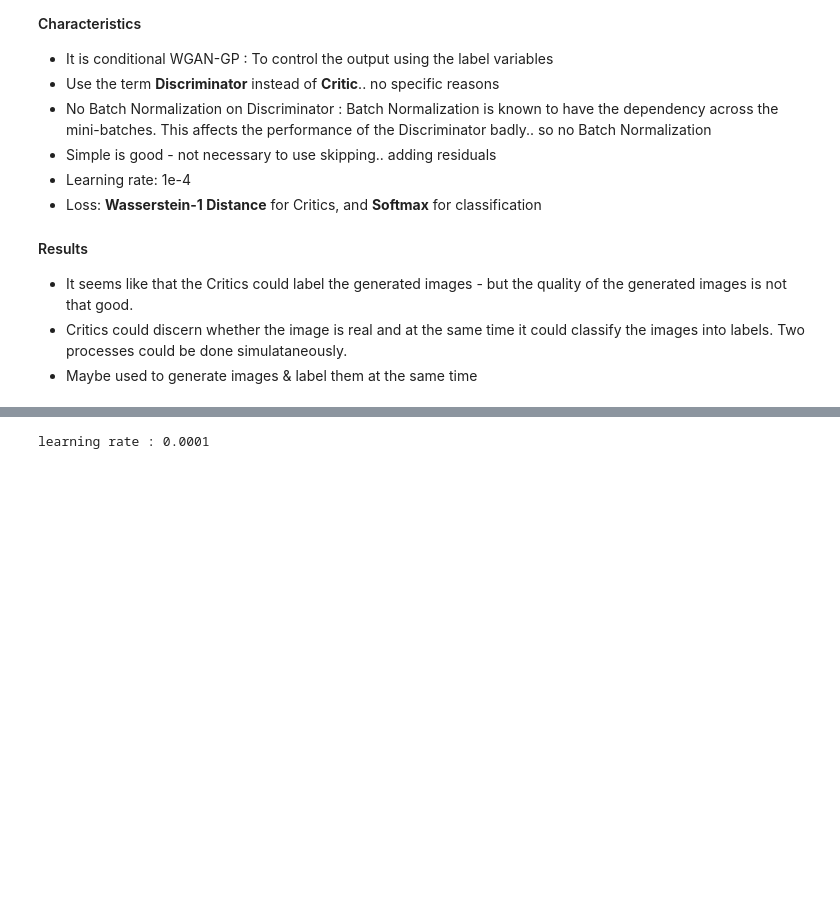
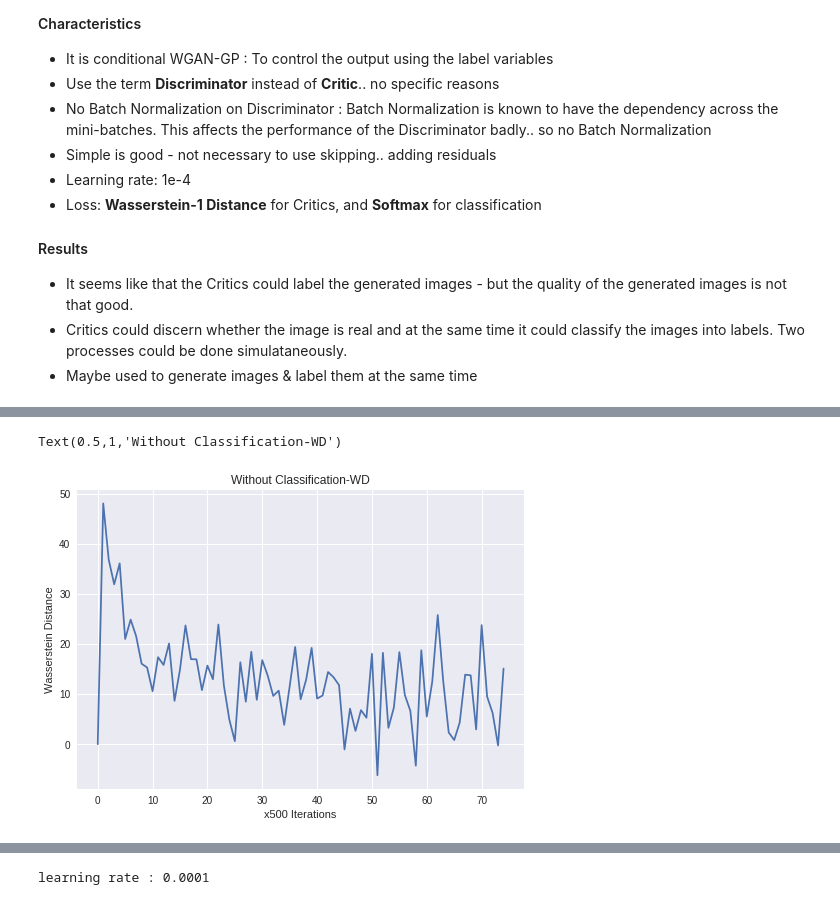
Before and after one commit to Wayne-Wonbong-Jang/Topic, a Jupyter notebook: WGAN_MNIST_Pytorch_Classification.ipynb, the cells around one changed output, grey strips where cells are left out. Saved outputs shown, nothing was run; the diff lists cells and outputs as text; code cells hidden in the pictures; blank space fills up the shorter version.

```diff
--- a/WGAN_MNIST_Pytorch_Classification.ipynb
+++ b/WGAN_MNIST_Pytorch_Classification.ipynb
@@ -242,0 +351,9 @@ def train(G,D, l=1e-4, n_epochs=15, start=0, weight_decay = True):
+# %%
+loss2 = np.array(loss2)
+plt.plot(loss2[::500,0])
+plt.xlabel("x500 Iterations")
+plt.ylabel("Wasserstein Distance")
+plt.title("Without Classification-WD")
+# %% [output]
+Text(0.5,1,'Without Classification-WD')
+[figure, added]
```
Also changed, not shown: parts of 6 cells of this notebook.
